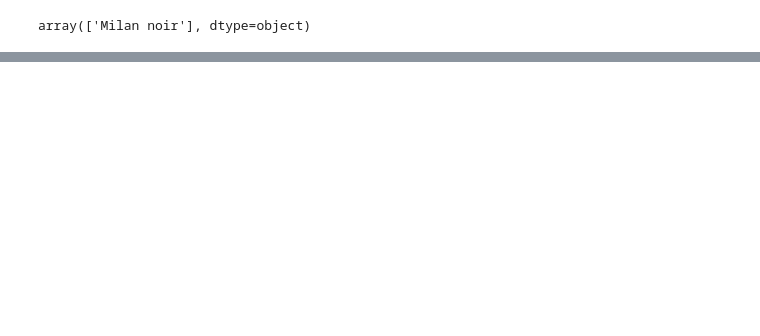
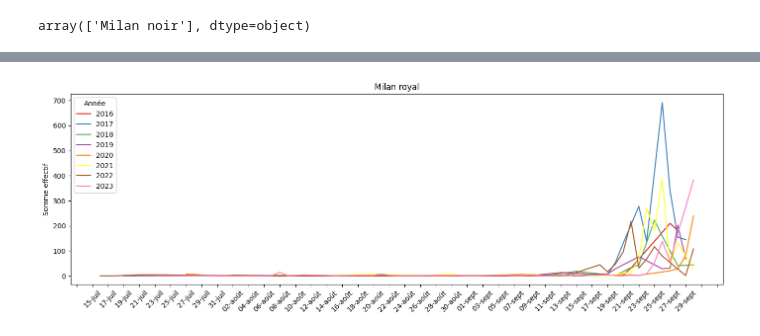
Before and after one commit to amelietatin/oiseaux_cols_libres, a Jupyter notebook: code/4_ocl_data_all_species_analysis.ipynb, the cells around one changed output, grey strips where cells are left out. Cells and saved outputs as stored; diff of their text form; code cells hidden in the pictures; blank space fills up the shorter version.

```diff
--- a/code/4_ocl_data_all_species_analysis.ipynb
+++ b/code/4_ocl_data_all_species_analysis.ipynb
@@ -93,0 +254,14 @@ array(['Milan noir'], dtype=object)
+# %%
+# Figure all years
+plt.figure(figsize=(17, 5))
+
+milan_royal_plot = sns.lineplot(data=milan_royal, x='day_month', y='direction1', hue='Année', palette='Set1');
+plt.xticks(rotation=45);
+plt.gca().xaxis.set_major_locator(plt.MultipleLocator(2))
+milan_royal_plot.set(xlabel ="", ylabel = "Somme effectif", title ="Milan royal");
+
+#Save image to folder
+fig = milan_royal_plot.get_figure()
+fig.savefig('../figures/top_especes_rapaces_cigognes/distribution_phenologie/tous_les_ans/distribution_effectif_milan_royal_jour_tous_les_ans.png')
+# %% [output]
+[figure, added]
```
Also changed, not shown: parts of 42 cells of this notebook.
